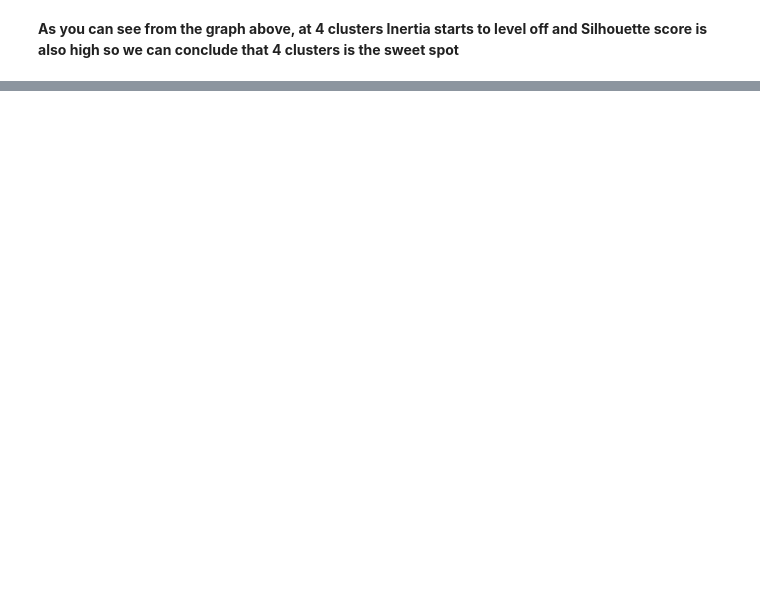
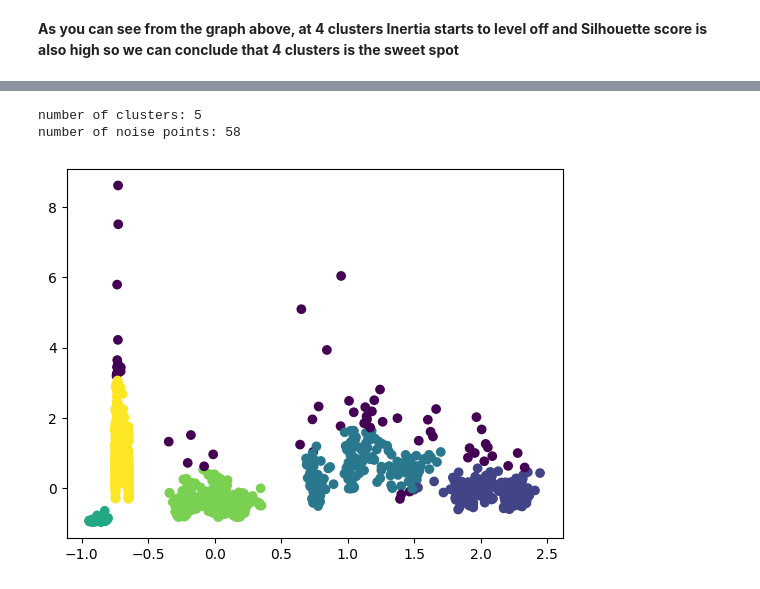
Before and after one commit to kasrakakaee/queraproject2, a Jupyter notebook: Part 1 - Clustering.ipynb, the cells around one changed output, grey strips where cells are left out. Saved outputs shown, nothing was run; the diff lists cells and outputs as text; code cells hidden in the pictures; blank space fills up the shorter version.

```diff
--- a/Part 1 - Clustering.ipynb
+++ b/Part 1 - Clustering.ipynb
@@ -110,0 +135,13 @@ number of noise points: 4
+# %%
+db = DBSCAN(eps=0.25, min_samples=15)
+db.fit(data_arr_std_scaled)
+
+n_clusters_ = len(set(db.labels_)) - (1 if -1 in db.labels_ else 0)
+n_noise_ = list(db.labels_).count(-1)
+print(f"number of clusters: {n_clusters_}")
+print(f"number of noise points: {n_noise_}")
+plt.scatter(data_arr_std_scaled[:, 0], data_arr_std_scaled[:, 1], c=db.labels_);
+# %% [output]
+number of clusters: 5
+number of noise points: 58
+[figure, added]
```
Also changed, not shown: parts of 4 cells of this notebook.
